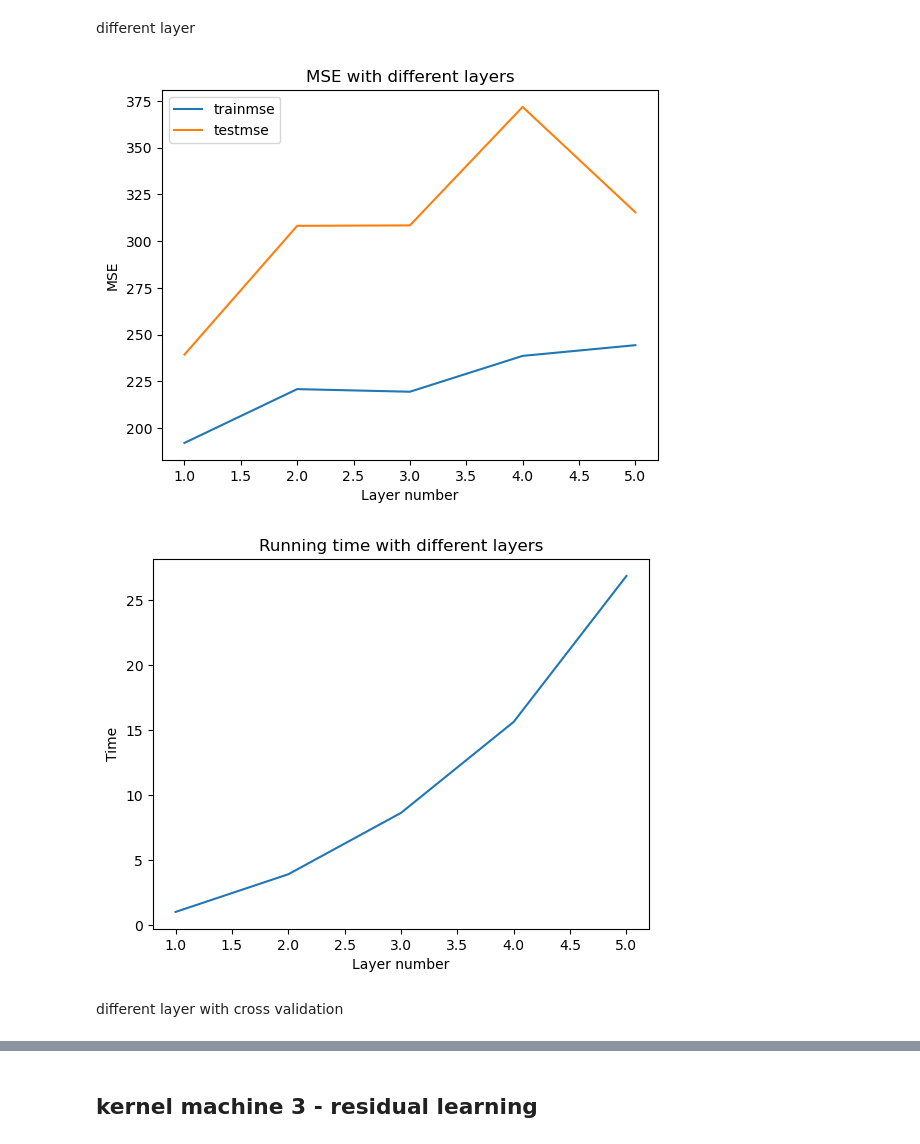
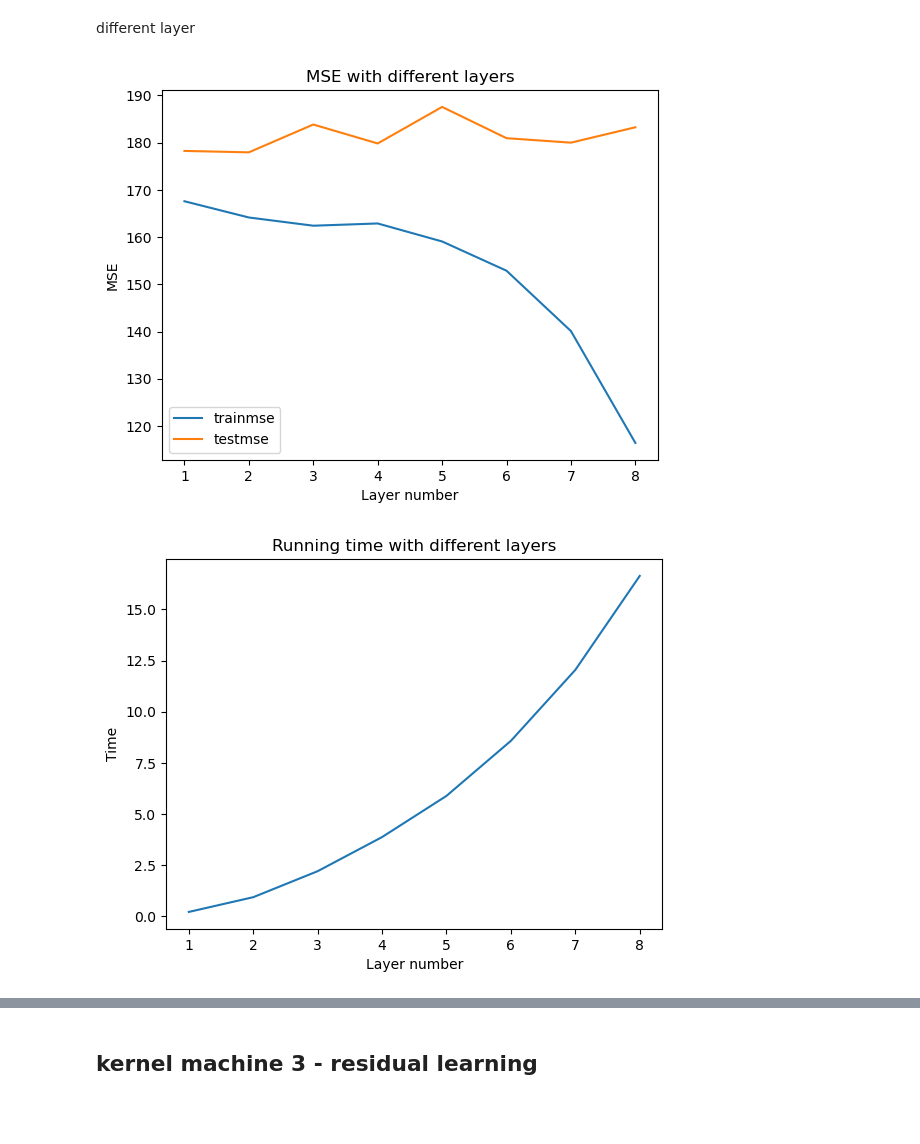
Before and after one commit to ZZZhyEva/Multi-layer-Kernel-Machine, a Jupyter notebook: experiment.ipynb, the cells around one changed output, grey strips where cells are left out. Saved outputs shown, nothing was run; the diff lists cells and outputs as text; code cells hidden in the pictures; blank space fills up the shorter version.

```diff
--- a/experiment.ipynb
+++ b/experiment.ipynb
@@ -67,12 +66,0 @@ trainMSE: 0.010
-# %%
-kr = GridSearchCV(
-    KernelRidge(gamma=0.1),
-    param_grid={"alpha": np.logspace(-2, 0, 20), "gamma": np.logspace(-2, 0, 10)},
-)
-t0 = time.time()
-kr.fit(train_x, train_y)
-kr_fit = time.time() - t0
-y_kr=kr.predict(test_x)
-krmse=mean_squared_error(test_y,y_kr)
-print(f"Best KRR with params: {kr.best_params_} and testMSE: {krmse:.3f}")
-print("KRR complexity and bandwidth selected and model fitted in %.3f s" % kr_fit)
@@ -82,4 +66,0 @@ KRR complexity and bandwidth selected and model fitted in 10.848 s
-# %%
-y_kr=kr.predict(train_x)
-krmse=mean_squared_error(train_y,y_kr)
-print(f"trainMSE: {krmse:.3f}")
@@ -492,81 +252,79 @@ Kernel machine complexity and model fitted in 6.446 s
 # %% [markdown]
 different layer
 # %%
-layerset=np.linspace(1,5,5)
+model =LinearRegression()
+layerset=np.linspace(1,8,8)
 layerset=layerset.astype(int)
-m0=8
-gamma0=0.1
+m0=1
+gamma0=0.00000001
 n0=32
 trainmse=[]
 testmse=[]
 t=[]
 t0 = time.time()
 
-kr =KernelRidge(kernel="rbf")
 for layer in layerset:
     for l in range(layer):  #ml points, nl sampling
         if l==0:
             for i in range(n0):
-                feature_map_nystroem = Nystroem(gamma=gamma0/2**l,n_components=m0*2**l)
+                feature_map_nystroem = Nystroem(gamma=gamma0*10**l,n_components=m0*2**l)
                 train_xtransformed = feature_map_nystroem.fit_transform(train_x)
                 test_xtransformed = feature_map_nystroem.fit_transform(test_x)
-                kr.fit(train_xtransformed, train_y)
+                model.fit(train_xtransformed, train_y)
                 if i==0:
-                    yl_kr=kr.predict(test_xtransformed)
-                    yl_kltrain=kr.predict(train_xtransformed)
+                    yl_kr=model.predict(test_xtransformed)
+                    yl_kltrain=model.predict(train_xtransformed)
                 else:
-                    yl_kr=yl_kr+kr.predict(test_xtransformed)
-                    yl_kltrain=yl_kltrain+kr.predict(train_xtransformed)
+                    yl_kr=yl_kr+model.predict(test_xtransformed)
+                    yl_kltrain=yl_kltrain+model.predict(train_xtransformed)
 
             y_kr=yl_kr/n0
             y_krtrain=yl_kltrain/n0
 
         else:
             for i in range(n0):
-                feature_map_nystroem = Nystroem(gamma=gamma0/2**l,n_components=m0*2**l)
+                feature_map_nystroem = Nystroem(gamma=gamma0*10**l,n_components=m0*2**l)
                 train_xtransformed = feature_map_nystroem.fit_transform(train_x)
                 test_xtransformed = feature_map_nystroem.fit_transform(test_x)
-                kr.fit(train_xtransformed, train_y)
+                model.fit(train_xtransformed, train_y)
                 if i==0:
-                    yl_kr=kr.predict(test_xtransformed)
-                    yl_kltrain=kr.predict(train_xtransformed)
+                    yl_kr=model.predict(test_xtransformed)
+                    yl_kltrain=model.predict(train_xtransformed)
                 else:
-                    yl_kr=yl_kr+kr.predict(test_xtransformed)
-                    yl_kltrain=yl_kltrain+kr.predict(train_xtransformed)
+                    yl_kr=yl_kr+model.predict(test_xtransformed)
+                    yl_kltrain=yl_kltrain+model.predict(train_xtransformed)
 
             for i in range(n0):
-                feature_map_nystroem = Nystroem(gamma=gamma0/2**(l-1),n_components=m0*2**(l-1))
+                feature_map_nystroem = Nystroem(gamma=gamma0*10**(l-1),n_components=m0*2**(l-1))
                 train_xtransformed = feature_map_nystroem.fit_transform(train_x)
                 test_xtransformed = feature_map_nystroem.fit_transform(test_x)
-                kr.fit(train_xtransformed, train_y)
+                model.fit(train_xtransformed, train_y)
 
-                yl_kr=yl_kr-kr.predict(test_xtransformed)
-                yl_kltrain=yl_kltrain-kr.predict(train_xtransformed)
+                yl_kr=yl_kr-model.predict(test_xtransformed)
+                yl_kltrain=yl_kltrain-model.predict(train_xtransformed)
 
             y_kr=y_kr+yl_kr/n0
             y_krtrain=y_krtrain+yl_kltrain/n0
 
     kernel_fit = time.time() - t0
 
     t.append(kernel_fit)
     trainmse.append(mean_squared_error(train_y,y_krtrain))
     testmse.append(mean_squared_error(test_y,y_kr))
 
 plt.plot(layerset,trainmse)
 plt.plot(layerset,testmse)
 plt.legend(["trainmse","testmse"])
 plt.xlabel("Layer number")
 plt.ylabel("MSE")
 plt.title("MSE with different layers")
 plt.show()
 
 plt.plot(layerset,t)
 plt.xlabel("Layer number")
 plt.ylabel("Time")
 plt.title("Running time with different layers")
 plt.show()
 # %% [output]
-[figure, old version]
+[figure, new version]
-[figure, old version]
+[figure, new version]
-# %% [markdown]
-different layer with cross validation
```
Also changed, not shown: parts of 28 cells of this notebook.
